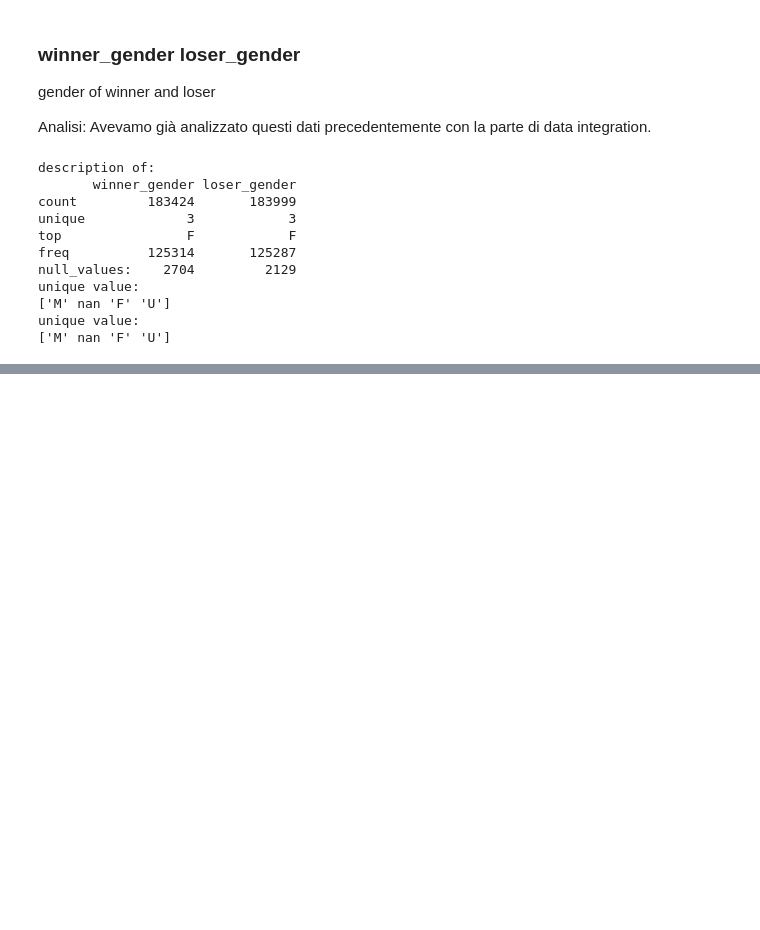
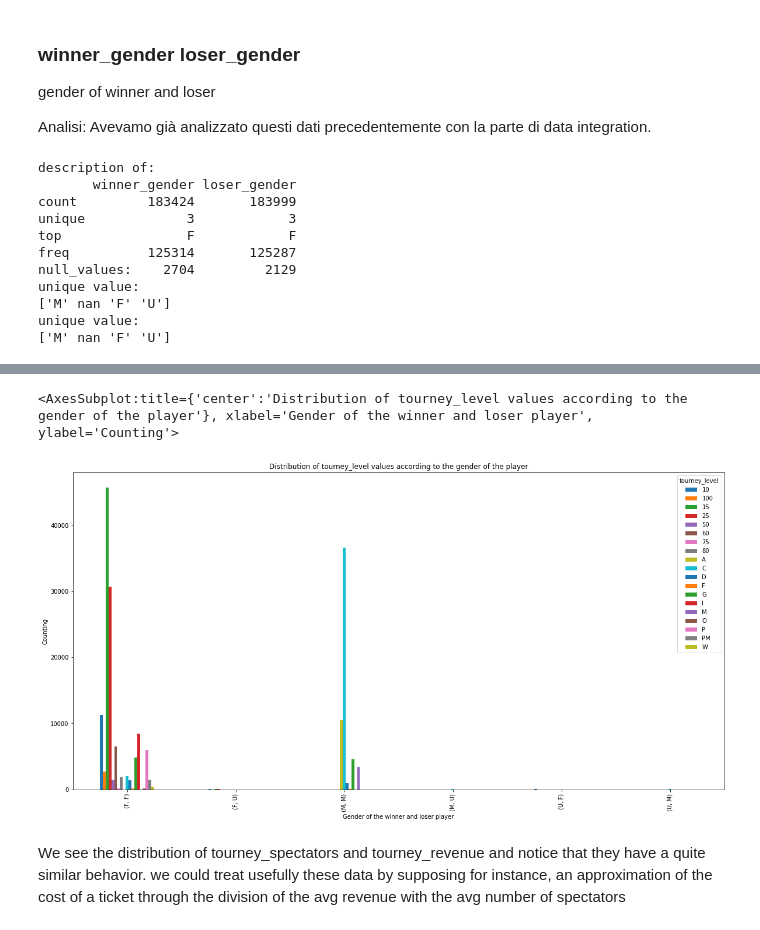
Before and after one commit to OrnelaDanushi/DM-project21, a Jupyter notebook: matches_data_understanding.ipynb, the cells around one changed output, grey strips where cells are left out. Drawn from its saved outputs; the diff is of its cells as text; code cells hidden in the pictures; blank space fills up the shorter version.

Commit message:
merge data_undestanding  with statistics part

```diff
--- a/matches_data_understanding.ipynb
+++ b/matches_data_understanding.ipynb
@@ -937,0 +989,14 @@ unique value:
+# %%
+lf = df.groupby(['winner_gender', 'loser_gender', 'tourney_level']).size()
+lf = lf.unstack()
+lf.plot(
+    figsize=(20, 10),
+    title="Distribution of tourney_level values according to the gender of the player",
+    xlabel="Gender of the winner and loser player",
+    ylabel="Counting",
+    kind='bar')
+# %% [output]
+<AxesSubplot:title={'center':'Distribution of tourney_level values according to the gender of the player'}, xlabel='Gender of the winner and loser player', ylabel='Counting'>
+[figure, added]
+# %% [markdown]
+We see the distribution of tourney_spectators and tourney_revenue and notice that they have a quite similar behavior. we could treat usefully these data by supposing for instance, an approximation of the cost of a ticket through the division of the avg revenue with the avg number of spectators
```
Also changed, not shown: parts of 28 cells of this notebook.
